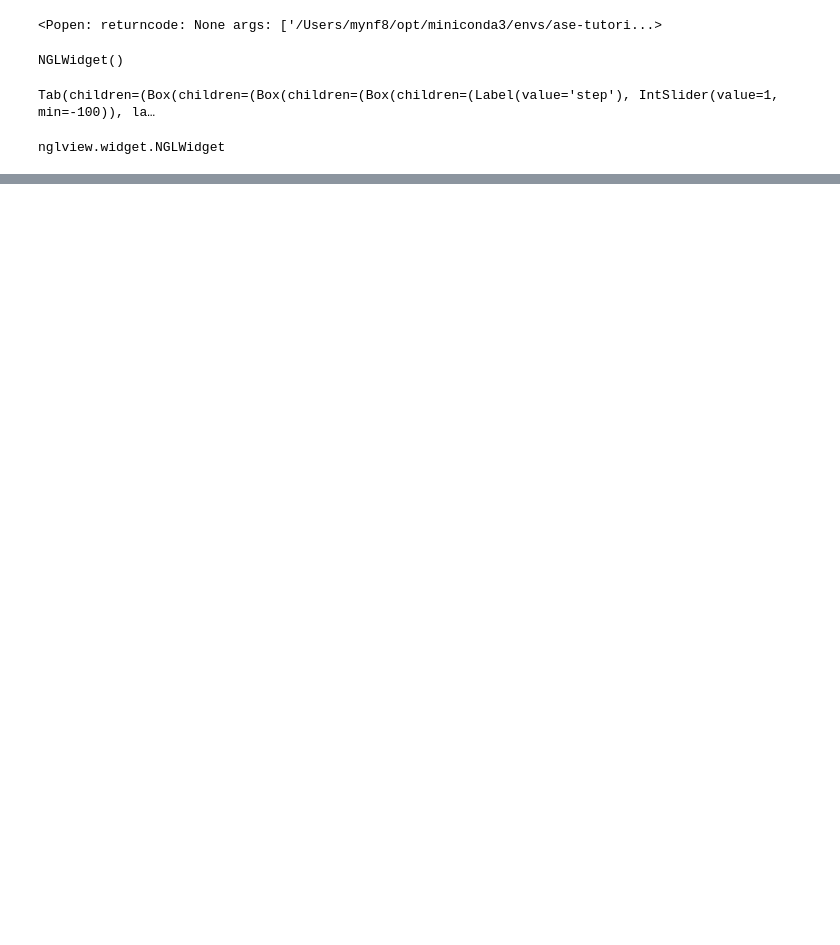
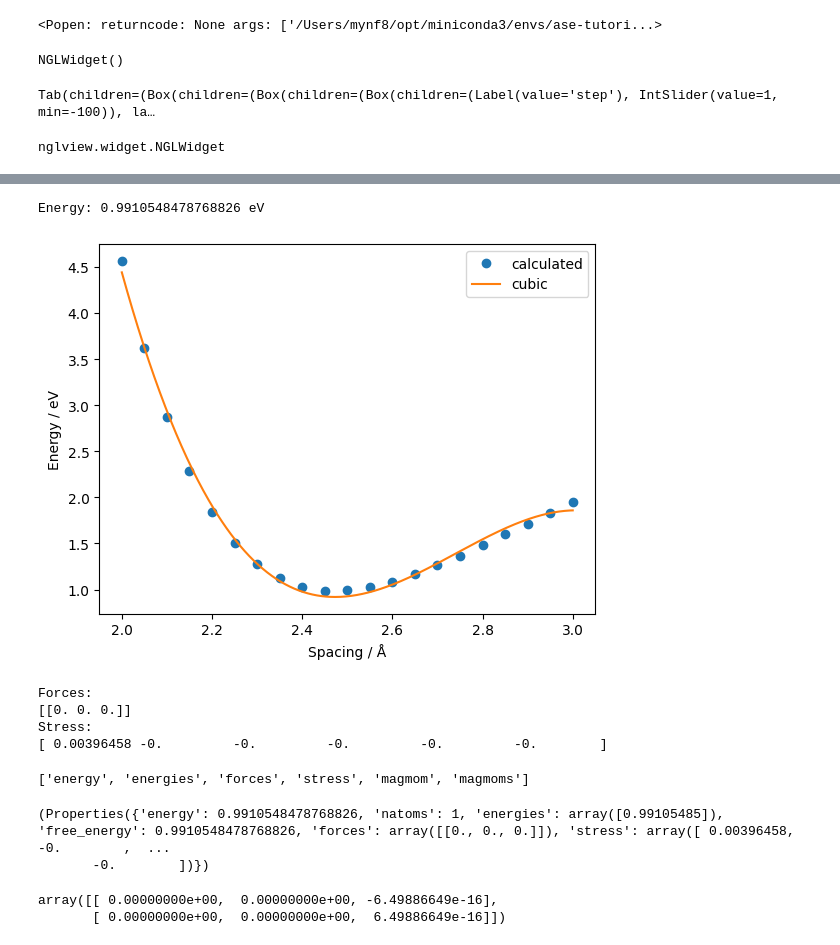
Before and after one commit to ASE-Workshop-2023/tutorial, a Jupyter notebook: development/walkthrough_LW.ipynb, the cells around one changed output, grey strips where cells are left out. Cells and saved outputs as stored; diff of their text form; code cells hidden in the pictures; blank space fills up the shorter version.

```diff
--- a/development/walkthrough_LW.ipynb
+++ b/development/walkthrough_LW.ipynb
@@ -79,0 +361,68 @@ view._display_image()
+# %%
+atoms.calc = EMT()
+energy = atoms.get_potential_energy()
+print(f"Energy: {energy} eV")
+# %% [output]
+Energy: 0.9910548478768826 eV
+# %%
+import numpy as np
+distances = np.linspace(2., 3., 21)
+
+def get_energy(spacing: float) -> float:
+    atoms = make_wire(spacing=spacing)
+    atoms.calc = EMT()
+    return atoms.get_potential_energy()
+
+energies = list(map(get_energy, distances))
+
+from numpy.polynomial import Polynomial
+fit = Polynomial.fit(distances, energies, 3)
+
+%matplotlib inline
+
+import matplotlib.pyplot as plt
+fig, ax = plt.subplots()
+x = np.linspace(2., 3., 500)
+
+_ = ax.plot(distances, energies, 'o', label='calculated')
+_ = ax.plot(x, fit(x), '-', label='cubic')
+_ = ax.legend()
+_ = ax.set_xlabel('Spacing / Å')
+_ = ax.set_ylabel('Energy / eV')
+# %% [output]
+[figure, added]
+# %%
+print("Forces: ")
+print(atoms.get_forces())
+
+print("Stress: ")
+print(atoms.get_stress())
+# %% [output]
+Forces:
+[[0. 0. 0.]]
+Stress:
+[ 0.00396458 -0.         -0.         -0.         -0.         -0.        ]
+# %%
+print(EMT.implemented_properties)
+# %% [output]
+['energy', 'energies', 'forces', 'stress', 'magmom', 'magmoms']
+# %%
+properties = atoms.get_properties(['energy', 'forces', 'stress'])
+print(properties)
+# %% [output]
+(Properties({'energy': 0.9910548478768826, 'natoms': 1, 'energies': array([0.99105485]), 'free_energy': 0.9910548478768826, 'forces': array([[0., 0., 0.]]), 'stress': array([ 0.00396458, -0.        ,  ...
+       -0.        ])})
+# %%
+from ase.calculators.lj import LennardJones
+
+l = 4.1
+atoms = Atoms('Xe2',
+              positions=[[0., 0., -l / 2],
+                         [0., 0., l / 2]],
+              pbc=False)
+atoms.calc = LennardJones(sigma=(4.1 / 2**(1/6)))
+
+atoms.get_forces()
+# %% [output]
+array([[ 0.00000000e+00,  0.00000000e+00, -6.49886649e-16],
+       [ 0.00000000e+00,  0.00000000e+00,  6.49886649e-16]])
```
Also changed, not shown: parts of 48 cells of this notebook, 5 other files.
